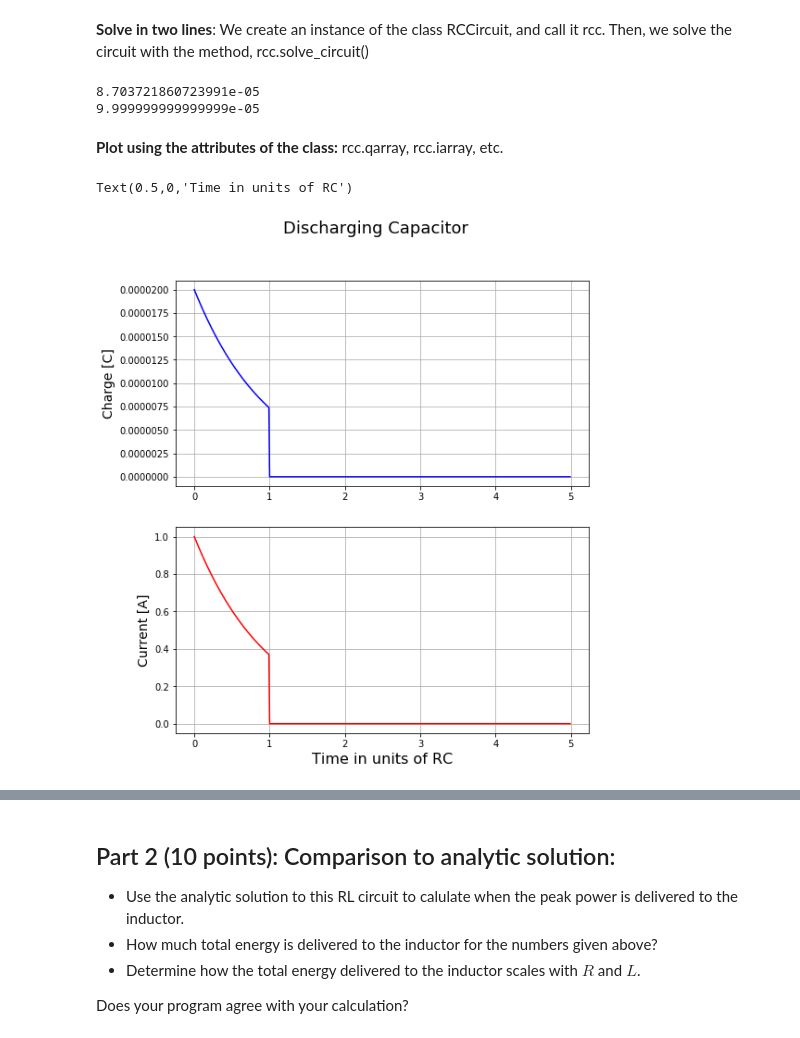
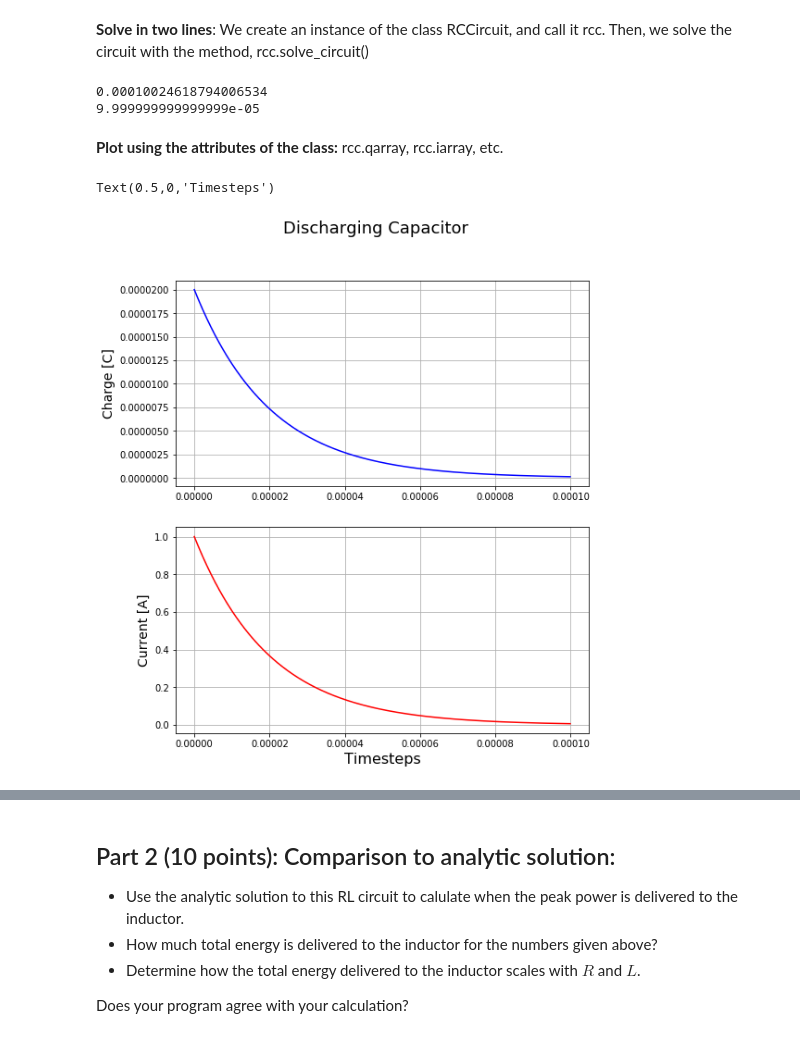
Before and after one commit to Phys260WI2020/HW9, a Jupyter notebook: HW_09.ipynb, the cells around one changed output, grey strips where cells are left out. Saved outputs shown, nothing was run; the diff lists cells and outputs as text; code cells hidden in the pictures.

Commit message:
changes from class time and bug found

```diff
--- a/HW_09.ipynb
+++ b/HW_09.ipynb
@@ -24,7 +24,8 @@ import matplotlib.pyplot as plt
 class RCCircuit() :
     '''Define a discharging RC Circuit, and use methods to perform the time integration'''
     def __init__(self, R = 10, C = 2e-06, V0_cap = 10, num_timesteps=1000, T=5) :
-        ''' This '''
+        '''  This initializes an RCCircuit object, with given R, C, V0 on the capacitor, number of timesteps and period
+        to integrate over.   '''
         self.Q0_cap = C * V0_cap
         self.R = R
         self.C = C
@@ -34,7 +35,6 @@ class RCCircuit() :
 
         self.energy_capacitor = 0.5 * C * V0_cap**2
         self.dt = self.RC/num_timesteps
-
         self.timesteps = np.arange(0, T*self.RC, self.dt)
 
         self.qarray = np.zeros(self.timesteps.shape)
@@ -42,18 +42,21 @@ class RCCircuit() :
         self.parray = np.zeros(self.timesteps.shape)
 
     def populate(self, inum, Q, I) :
+        '''This populates the inum-th index of the three arrays that have been initialized, depending on the
+        present step charge and current. '''
         self.qarray[inum] = Q
         self.iarray[inum] = I
         self.parray[inum] = I**2*self.R
 
     def update(self, Q, I) :
+        '''This returns the next step charge and current based on the current step charge and current.'''
         Q = Q-I*self.dt  # dq = dq/dt * dt = I * dt
         I = Q/self.RC
         return Q, I
 
     def solve_circuit(self) :
-        Q = rcc.Q0_cap
-        I = rcc.Q0_cap/rcc.RC
+        Q = self.Q0_cap
+        I = self.Q0_cap/self.RC
 
         for num_timestep in np.arange(self.num_timesteps):
             self.populate(num_timestep, Q, I)
@@ -65,33 +68,33 @@ class RCCircuit() :
 # %% [markdown]
 **Solve in two lines**: We create an instance of the class RCCircuit, and call it rcc.  Then, we solve the circuit with the method, rcc.solve_circuit()
 # %%
-rcc = RCCircuit(num_timesteps=100)
+rcc = RCCircuit(num_timesteps=1000)
 rcc.solve_circuit()
 print(rcc.calc_energy_dissipated())
 print(rcc.energy_capacitor)
 # %% [output]
-8.703721860723991e-05
+0.00010024618794006534
 9.999999999999999e-05
 # %% [markdown]
 **Plot using the attributes of the class:**  rcc.qarray, rcc.iarray, etc.
 # %%
 fig, (ax1, ax2) = plt.subplots(2,1, figsize=(8,9))
 axes = [ax1, ax2]
 
 fig.suptitle('Discharging Capacitor', fontsize=18)
 yarrays = [rcc.qarray, rcc.iarray]
 ylabels = ['Charge [C]', 'Current [A]']
 colors = ['b', 'r']
 
 for ax, yarray, ylabel, color in zip(axes, yarrays, ylabels, colors) :
-    ax.plot(rcc.timesteps/rcc.RC, yarray, color=color)
+    ax.plot(rcc.timesteps, yarray, color=color)
     ax.grid()
     ax.set_ylabel(ylabel, fontsize=14)
 
-ax2.set_xlabel('Time in units of RC', fontsize=16)
+ax2.set_xlabel('Timesteps', fontsize=16)
 # %% [output]
-Text(0.5,0,'Time in units of RC')
+Text(0.5,0,'Timesteps')
-[figure, old version]
+[figure, new version]
 # %% [markdown]
 ## Part 1 (10 points): A simple RL circuit
 
```
